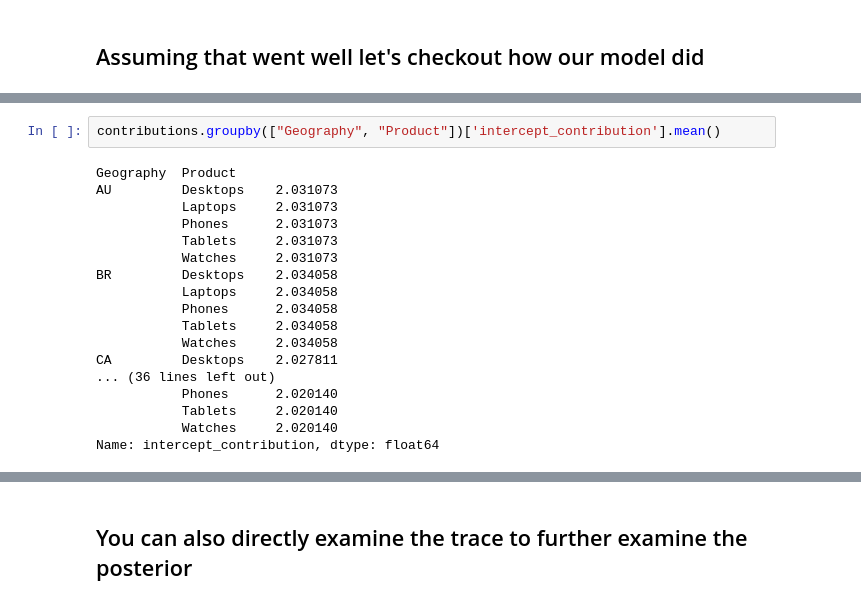
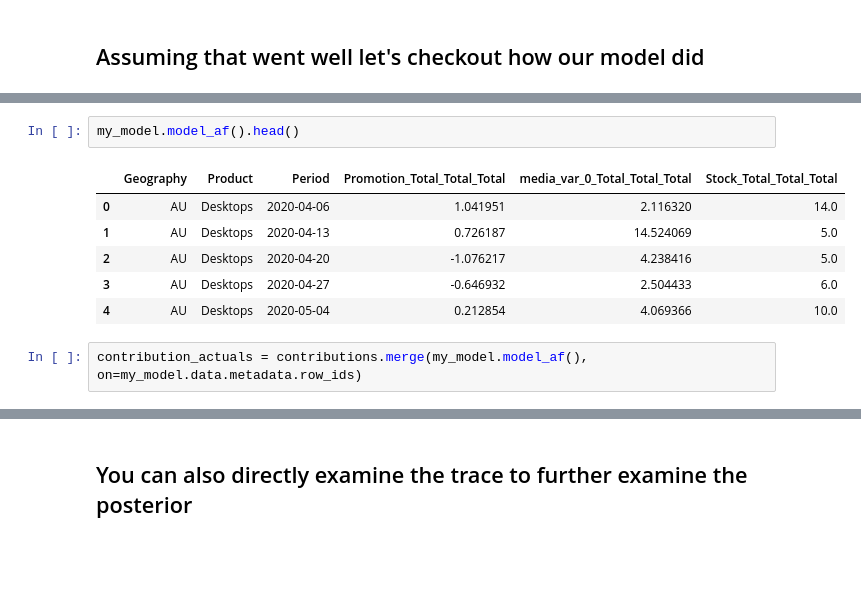
Before and after one commit to redam94/BayesInsight, a Jupyter notebook: example_workflow.ipynb, the cells around one changed output, grey strips where cells are left out. Cells and saved outputs as stored; diff of their text form; blank space fills up the shorter version.

```diff
--- a/example_workflow.ipynb
+++ b/example_workflow.ipynb
@@ -112,20 +107,11 @@ contributions.head()
-# %%
-contributions.groupby(["Geography", "Product"])['intercept_contribution'].mean()
-# %% [output]
-Geography  Product
-AU         Desktops    2.031073
-           Laptops     2.031073
-           Phones      2.031073
-           Tablets     2.031073
-           Watches     2.031073
-BR         Desktops    2.034058
-           Laptops     2.034058
-           Phones      2.034058
-           Tablets     2.034058
-           Watches     2.034058
-CA         Desktops    2.027811
-... (36 lines left out)
-           Phones      2.020140
-           Tablets     2.020140
-           Watches     2.020140
-Name: intercept_contribution, dtype: float64
+# %%
+my_model.model_af().head()
+# %% [output]
+|  | Geography | Product | Period | Promotion_Total_Total_Total | media_var_0_Total_Total_Total | Stock_Total_Total_Total |
+| 0 | AU | Desktops | 2020-04-06 | 1.041951 | 2.116320 | 14.0 |
+| 1 | AU | Desktops | 2020-04-13 | 0.726187 | 14.524069 | 5.0 |
+| 2 | AU | Desktops | 2020-04-20 | -1.076217 | 4.238416 | 5.0 |
+| 3 | AU | Desktops | 2020-04-27 | -0.646932 | 2.504433 | 6.0 |
+| 4 | AU | Desktops | 2020-05-04 | 0.212854 | 4.069366 | 10.0 |
+# %%
+contribution_actuals = contributions.merge(my_model.model_af(), on=my_model.data.metadata.row_ids)
```
Also changed, not shown: parts of 12 cells of this notebook, 5 other files.
